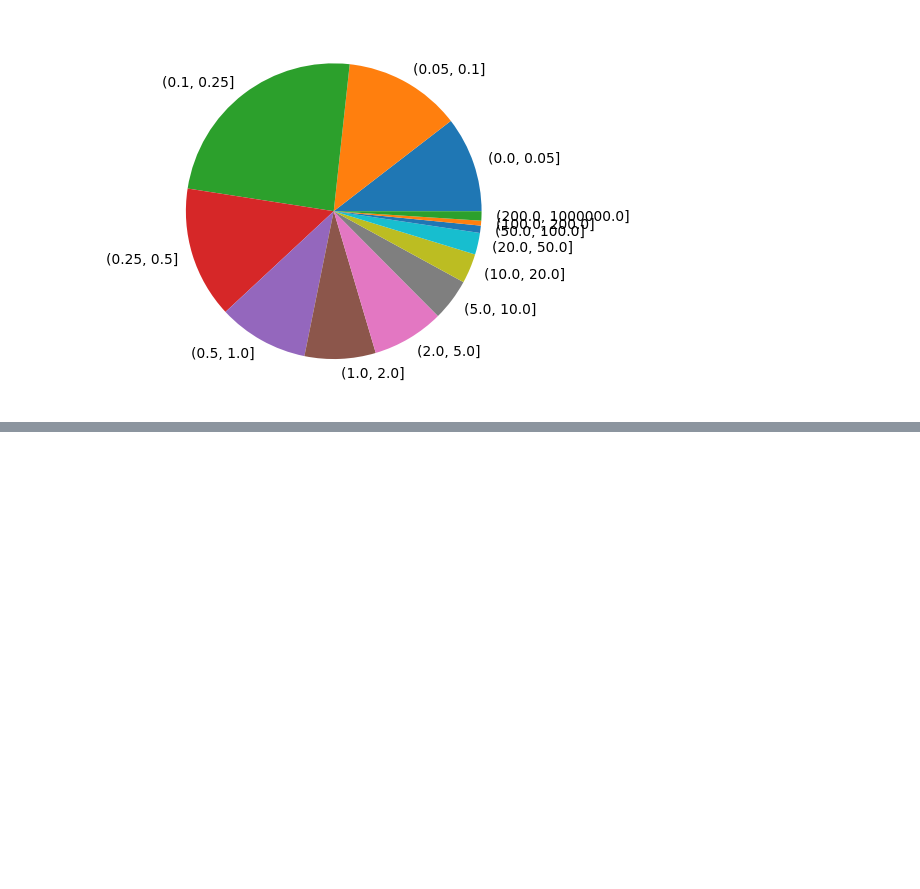
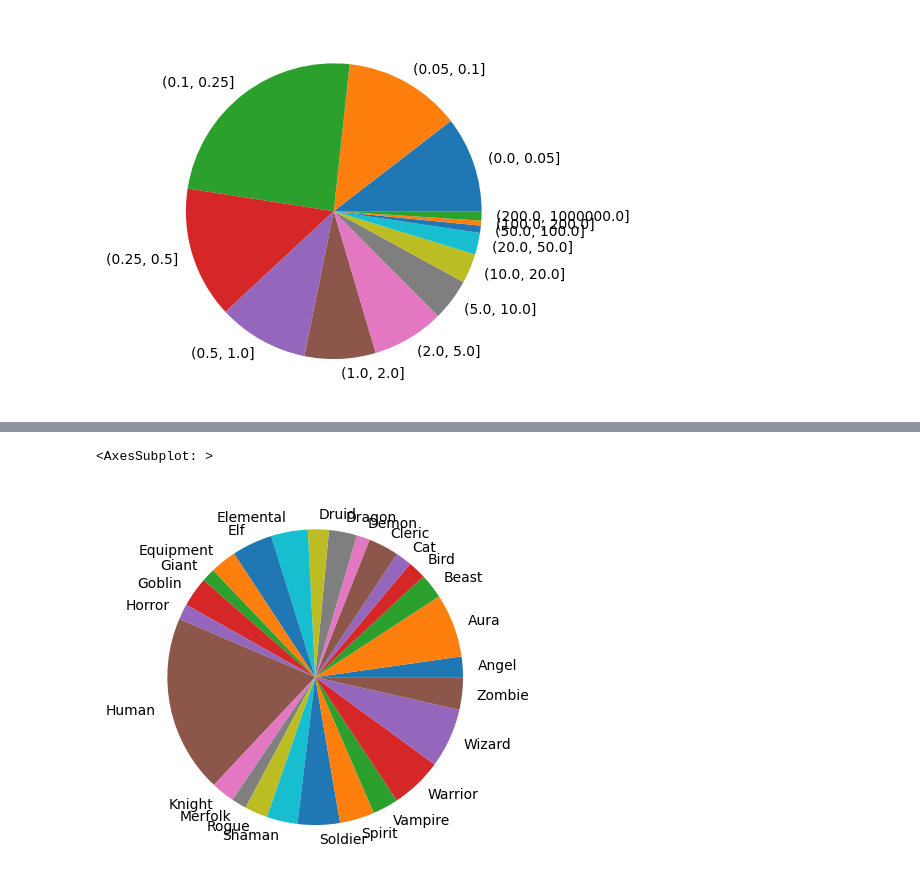
Before and after one commit to MightyOwler/Analiza-podatkov, a Jupyter notebook: AnalizaPodatkov.ipynb, the cells around one changed output, grey strips where cells are left out. Cells and saved outputs as stored; diff of their text form; code cells hidden in the pictures; blank space fills up the shorter version.

```diff
--- a/AnalizaPodatkov.ipynb
+++ b/AnalizaPodatkov.ipynb
@@ -43,0 +48,9 @@ Name: povprecna_cena, Length: 6272, dtype: int64
+# %%
+povezovalna_subtype = pd.read_csv(os.path.join("Podatki", "Povezovalne_tabele", "povezovalna_subtype.csv"))
+grupa_po_subtypu = povezovalna_subtype.groupby("subtype")
+velikost_grupe_po_subtypu = grupa_po_subtypu.size()
+velikost_grupe_po_subtypu[velikost_grupe_po_subtypu > 300].plot.pie()
+#povprecna_cena_glede_na_cardtype = podatkovna_baza.groupby("cardtype")["povprecna_cena"].median()
+# %% [output]
+<AxesSubplot: >
+[figure, added]
```
Also changed, not shown: parts of 5 cells of this notebook, 2 other files.
